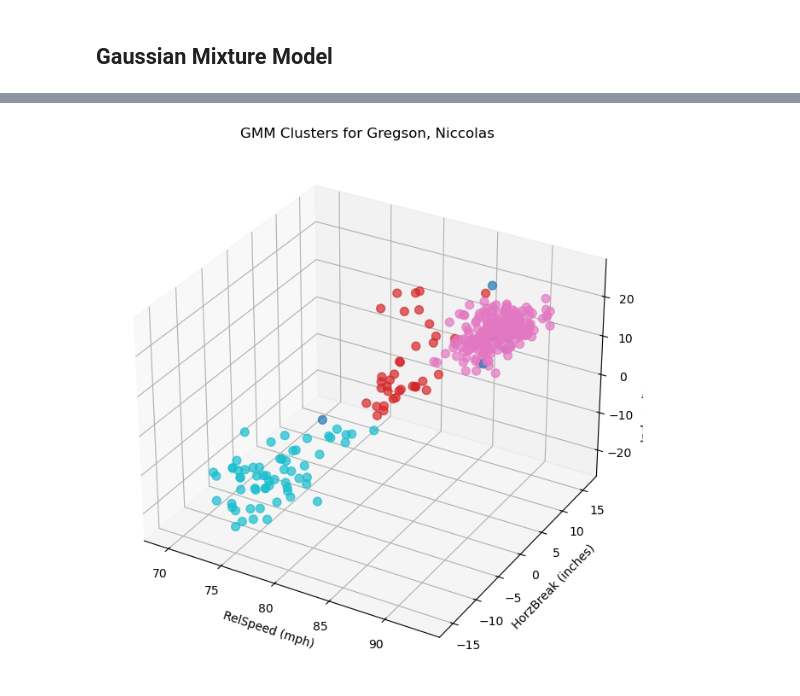
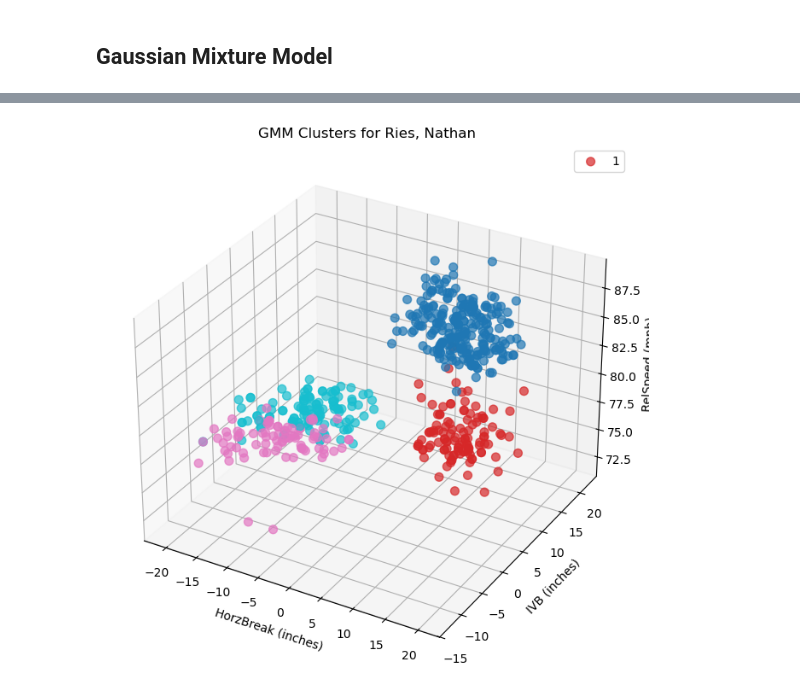
Before and after one commit to jackkalsched/UCSD_Baseball_25, a Jupyter notebook: Pitching/pitch classification/classification.ipynb, the cells around one changed output, grey strips where cells are left out. Saved outputs shown, nothing was run; the diff lists cells and outputs as text; code cells hidden in the pictures.

```diff
--- a/Pitching/pitch classification/classification.ipynb
+++ b/Pitching/pitch classification/classification.ipynb
@@ -862,12 +884,17 @@ def fit_gmm(X, best_model):
 # %%
-X = seid[feature_cols]
+X = scaled[feature_cols]
 
-best_info, best_model = choose_gmm(X, k_range=range(2,9), covariance_types=('full','diag'), pca_components=8)
+best_info, best_model = choose_gmm(X, k_range=range(2,9), covariance_types=('full', 'tied', 'diag'))
 gmm_artifacts = fit_gmm(X, best_model)
+display(best_info)
 
-seid['cluster'] = gmm_artifacts['labels']
+scaled['cluster'] = gmm_artifacts['labels']
 for c in range(gmm_artifacts['proba'].shape[1]):
-    seid[f'cluster_{c}_prob'] = gmm_artifacts['proba'][:, c]
+    scaled[f'cluster_{c}_prob'] = gmm_artifacts['proba'][:, c]
 
-seid[seid['cluster'] == 0]
+#Keep only the pitch_id and the cluster columns to merge back onto original dataset with pitch metrics
+#Inverse standardization messes it up
+#Look for way to keep cluster probability columns in larger function
+with_clusters = scaled[['Pitcher', 'pitch_id', 'cluster']]
+with_clusters
 # %% [output]
@@ -882,0 +932,3 @@ seid[seid['cluster'] == 0]
+# %%
+clustered = training_df.merge(with_clusters, on = ['Pitcher', 'pitch_id'], how = 'inner')
+clustered.head()
@@ -883,72 +942,48 @@ seid[seid['cluster'] == 0]
 # %%
-scaled_df = training_df.copy()
-pitcher_scalers = {}  # store each pitcher's scaler
-
-# Standardize features per pitcher
-for pitcher, group in training_df.groupby('Pitcher'):
-    scaler = StandardScaler()
-    scaled_df.loc[group.index, feature_cols] = scaler.fit_transform(group[feature_cols])
-    pitcher_scalers[pitcher] = scaler
-
-# Filter one pitcher
-seid = scaled_df[scaled_df['Pitcher'] == 'Gregson, Niccolas'].copy()
-
-# --- Run GMM on this pitcher ---
-X = seid[feature_cols]
-best_info, best_model = choose_gmm(X, k_range=range(2,9), covariance_types=('full','diag'))
-gmm_artifacts = fit_gmm(X, best_model)
-
-# Add cluster labels and probabilities
-seid['cluster'] = gmm_artifacts['labels']
-for c in range(gmm_artifacts['proba'].shape[1]):
-    seid[f'cluster_{c}_prob'] = gmm_artifacts['proba'][:, c]
-
-# --- Inverse transform to original feature units ---
-scaler = pitcher_scalers['Gregson, Niccolas']
-X_unscaled = scaler.inverse_transform(seid[feature_cols])
-unscaled_df = pd.DataFrame(X_unscaled, columns=feature_cols, index=seid.index)
-
-# Add cluster labels for plotting
-unscaled_df['cluster'] = seid['cluster'].values
-
 # --- 3D Scatter plot ---
 import matplotlib.pyplot as plt
 from mpl_toolkits.mplot3d import Axes3D
 
 fig = plt.figure(figsize=(10,8))
 ax = fig.add_subplot(111, projection='3d')
 
 ax.scatter(
-    unscaled_df['RelSpeed'],
-    unscaled_df['HorzBreak'],
-    unscaled_df['InducedVertBreak'],
-    c=unscaled_df['cluster'],
+    clustered['HorzBreak'],
+    clustered['InducedVertBreak'],
+    clustered['RelSpeed'],
+    c=clustered['cluster'],
     cmap='tab10',
     s=50,
     alpha=0.7
 )
 
-ax.set_xlabel('RelSpeed (mph)')
-ax.set_ylabel('HorzBreak (inches)')
-ax.set_zlabel('InducedVertBreak (inches)')
-ax.set_title('GMM Clusters for Gregson, Niccolas')
+ax.set_xlabel('HorzBreak (inches)')
+ax.set_ylabel('IVB (inches)')
+ax.set_zlabel('RelSpeed (mph)')
+ax.set_title('GMM Clusters for Ries, Nathan')
+ax.legend(clustered['cluster'])
 plt.show()
 
 # --- 2D Scatter Plot ---- #
 fig = plt.figure(figsize = (10,8))
 plt.scatter(
-    unscaled_df['HorzBreak'],
-    unscaled_df['InducedVertBreak'],
-    c = unscaled_df['cluster'],
-    cmap = 'viridis',
+    clustered['HorzBreak'],
+    clustered['InducedVertBreak'],
+    c = clustered['cluster'],
+    cmap = 'tab10',
     s = 50,
     alpha = 0.7
 )
 
 plt.xlabel('HB (inches)')
 plt.ylabel('IVB (inches)')
-plt.title('GMM Clusters for Gregson, Niccolas')
+plt.xticks(range(-25, 25, 5))
+plt.yticks(range(-30, 35, 5))
+plt.axhline(y = 0)
+plt.axvline(x = 0)
+plt.title('GMM Clusters for Murdock, Steele')
+plt.grid()
 plt.tight_layout()
 plt.show()
 # %% [output]
-[figure, old version]
+[figure, new version]
```
Also changed, not shown: parts of 22 cells of this notebook.
